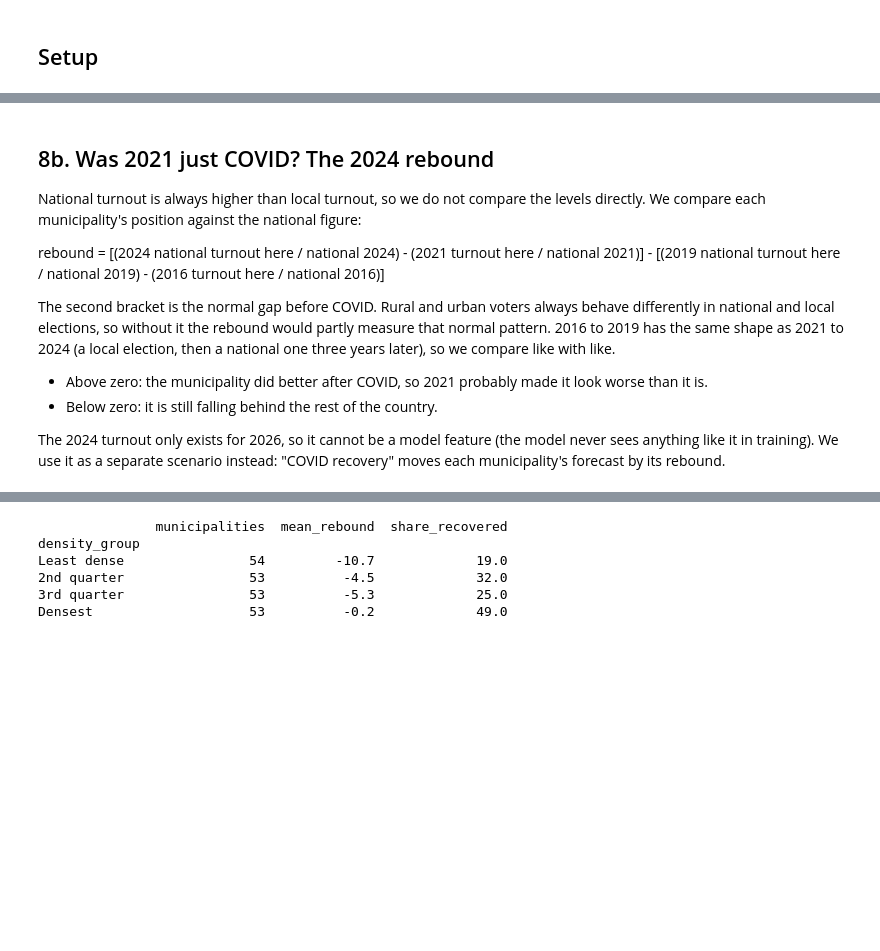
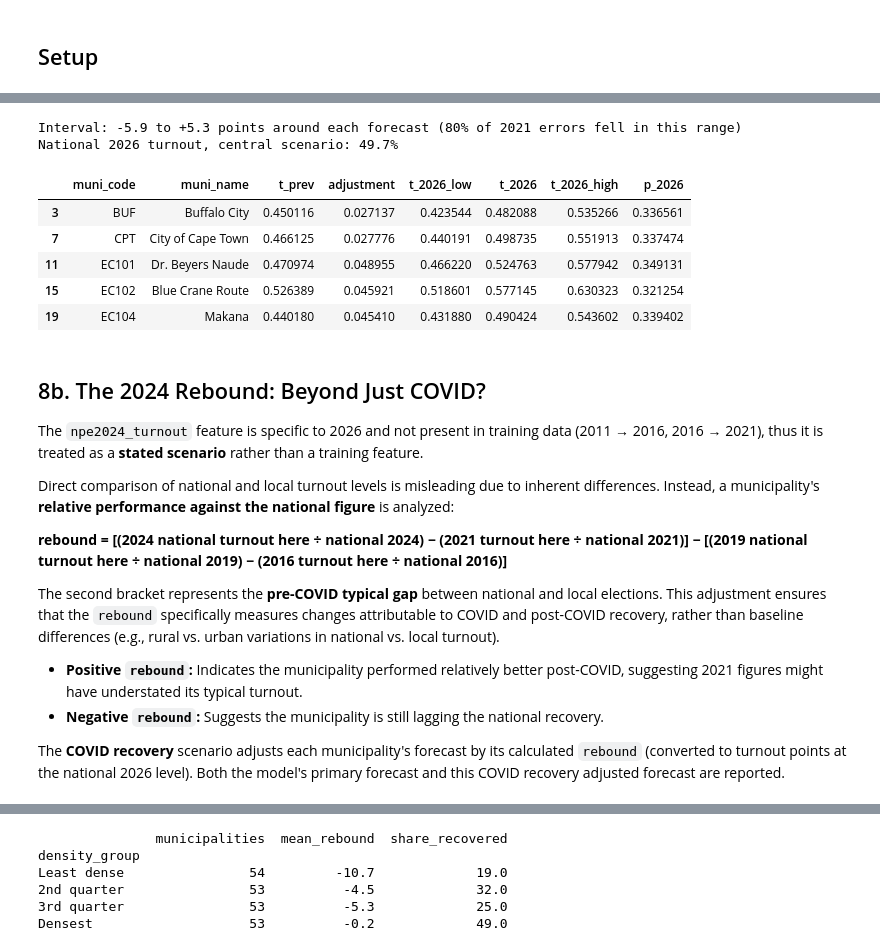
Before and after one commit to NkululekoBanda/democratic-funnel, a Jupyter notebook: notebooks/08_model.ipynb, the cells around one changed output, grey strips where cells are left out. Cells and saved outputs as stored; diff of their text form; code cells hidden in the pictures; blank space fills up the shorter version.

```diff
--- a/notebooks/08_model.ipynb
+++ b/notebooks/08_model.ipynb
@@ -503,56 +599,50 @@ print("National swing per scenario (points):", {k: round(v * 100, 2) for k, v in
 # %%
 f26 = df[df["election"] == 2026].copy()
 assert f26[FEATURES].notna().all().all(), "2026 rows are missing features"
 f26["adjustment"] = adjustment(f26)
 
 # Prediction interval: the spread of the main model's errors on the 2016 -> 2021 test (10th to 90th percentile)
 resid = test["dt"] - pred_main
 lo, hi = np.quantile(resid, [0.10, 0.90])
 
 for name, s in SCENARIOS.items():
     f26[f"t_2026_{name}"] = (f26["t_prev"] + s + f26["adjustment"]).clip(0.05, 0.95)
 
 f26["t_2026"]      = f26[f"t_2026_{CENTRAL}"]
 f26["t_2026_low"]  = (f26["t_2026"] + lo).clip(0.05, 0.95)
 f26["t_2026_high"] = (f26["t_2026"] + hi).clip(0.05, 0.95)
-# the national-swing forecast (what the dashboard shows): the same change for every municipality, with the
-# range of Baseline 2's errors on the 2021 test
-lo_s, hi_s = np.quantile(test["dt"] - test["swing"], [0.10, 0.90])
-for name, s in SCENARIOS.items():
-    f26[f"t_2026_swing_{name}"] = (f26["t_prev"] + s).clip(0.05, 0.95)
-f26["t_2026_swing"]      = f26[f"t_2026_swing_{CENTRAL}"]
-f26["t_2026_swing_low"]  = (f26["t_2026_swing"] + lo_s).clip(0.05, 0.95)
-f26["t_2026_swing_high"] = (f26["t_2026_swing"] + hi_s).clip(0.05, 0.95)
-
-f26["p_2026"]      = f26["r"] * f26["t_2026_swing"]    # real participation = registration rate x turnout
-f26["r_above_1_05"] = (f26["r"] > 1.05).astype(int)     # Census counted too few adults here
+f26["p_2026"]      = f26["r"] * f26["t_2026"]          # real participation = registration rate x turnout
+f26["r_above_1_05"] = (f26["r"] > 1.05).astype(int)     # Census undercount - see limitations
 
 print(f"Interval: {lo * 100:+.1f} to {hi * 100:+.1f} points around each forecast (80% of 2021 errors fell in this range)")
-nat = lambda col: (f26[col] * f26["registered"]).sum() / f26["registered"].sum()
-print(f"National-swing forecast (dashboard): range {lo_s * 100:+.1f} to {hi_s * 100:+.1f} points; "
-      f"national 2026 turnout {nat('t_2026_swing'):.1%}")
-print(f"Model forecast (for comparison): national 2026 turnout {nat('t_2026'):.1%}")
-f26[["muni_code", "muni_name", "t_prev", "t_2026_swing_low", "t_2026_swing", "t_2026_swing_high", "t_2026",
-     "p_2026"]].head()
+print(f"National 2026 turnout, central scenario: "
+      f"{(f26['t_2026'] * f26['registered']).sum() / f26['registered'].sum():.1%}")
+f26[["muni_code", "muni_name", "t_prev", "adjustment", "t_2026_low", "t_2026", "t_2026_high", "p_2026"]].head()
+# %% [output]
+Interval: -5.9 to +5.3 points around each forecast (80% of 2021 errors fell in this range)
+National 2026 turnout, central scenario: 49.7%
+|  | muni_code | muni_name | t_prev | adjustment | t_2026_low | t_2026 | t_2026_high | p_2026 |
+| 3 | BUF | Buffalo City | 0.450116 | 0.027137 | 0.423544 | 0.482088 | 0.535266 | 0.336561 |
+| 7 | CPT | City of Cape Town | 0.466125 | 0.027776 | 0.440191 | 0.498735 | 0.551913 | 0.337474 |
+| 11 | EC101 | Dr. Beyers Naude | 0.470974 | 0.048955 | 0.466220 | 0.524763 | 0.577942 | 0.349131 |
+| 15 | EC102 | Blue Crane Route | 0.526389 | 0.045921 | 0.518601 | 0.577145 | 0.630323 | 0.321254 |
+| 19 | EC104 | Makana | 0.440180 | 0.045410 | 0.431880 | 0.490424 | 0.543602 | 0.339402 |
 # %% [markdown]
-## 8b. Was 2021 just COVID? The 2024 rebound
+## 8b. The 2024 Rebound: Beyond Just COVID?
 
-National turnout is always higher than local turnout, so we do not compare the levels directly. We compare each
-municipality's position against the national figure:
+The `npe2024_turnout` feature is specific to 2026 and not present in training data (2011 → 2016, 2016 → 2021), thus it is treated as a **stated scenario** rather than a training feature.
 
-rebound = [(2024 national turnout here / national 2024) - (2021 turnout here / national 2021)]
-          - [(2019 national turnout here / national 2019) - (2016 turnout here / national 2016)]
+Direct comparison of national and local turnout levels is misleading due to inherent differences. Instead, a municipality's **relative performance against the national figure** is analyzed:
 
-The second bracket is the normal gap before COVID. Rural and urban voters always behave differently in national and
-local elections, so without it the rebound would partly measure that normal pattern. 2016 to 2019 has the same shape
-as 2021 to 2024 (a local election, then a national one three years later), so we compare like with like.
+**rebound = [(2024 national turnout here ÷ national 2024) − (2021 turnout here ÷ national 2021)]
+− [(2019 national turnout here ÷ national 2019) − (2016 turnout here ÷ national 2016)]**
 
-- Above zero: the municipality did better after COVID, so 2021 probably made it look worse than it is.
-- Below zero: it is still falling behind the rest of the country.
+The second bracket represents the **pre-COVID typical gap** between national and local elections. This adjustment ensures that the `rebound` specifically measures changes attributable to COVID and post-COVID recovery, rather than baseline differences (e.g., rural vs. urban variations in national vs. local turnout).
 
-The 2024 turnout only exists for 2026, so it cannot be a model feature (the model never sees anything like it in
-training). We use it as a separate scenario instead: "COVID recovery" moves each municipality's forecast by its
-rebound.
+-   **Positive `rebound`:** Indicates the municipality performed relatively better post-COVID, suggesting 2021 figures might have understated its typical turnout.
+-   **Negative `rebound`:** Suggests the municipality is still lagging the national recovery.
+
+The **COVID recovery** scenario adjusts each municipality's forecast by its calculated `rebound` (converted to turnout points at the national 2026 level). Both the model's primary forecast and this COVID recovery adjusted forecast are reported.
 # %%
 sig_cols = [c for c in ["npe2024_turnout", "npe2019_turnout"] if c in signals.columns]
 f26 = f26.drop(columns=sig_cols, errors="ignore").merge(signals[["muni_code"] + sig_cols], on="muni_code", how="left")
```
Also changed, not shown: parts of 44 cells of this notebook.
